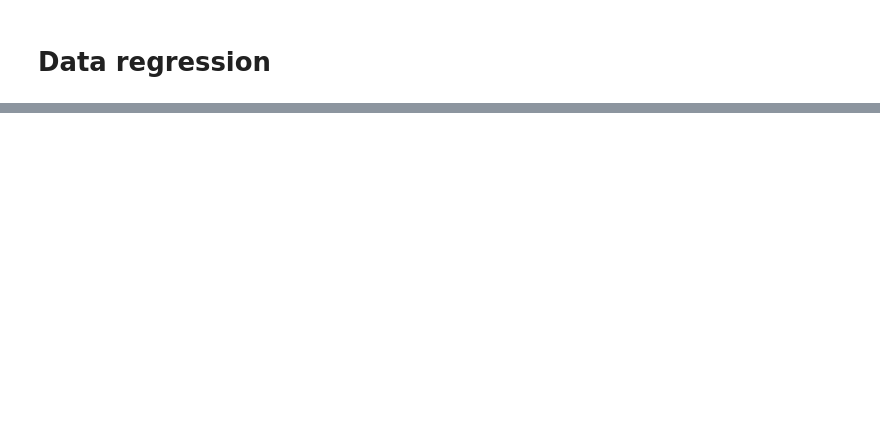
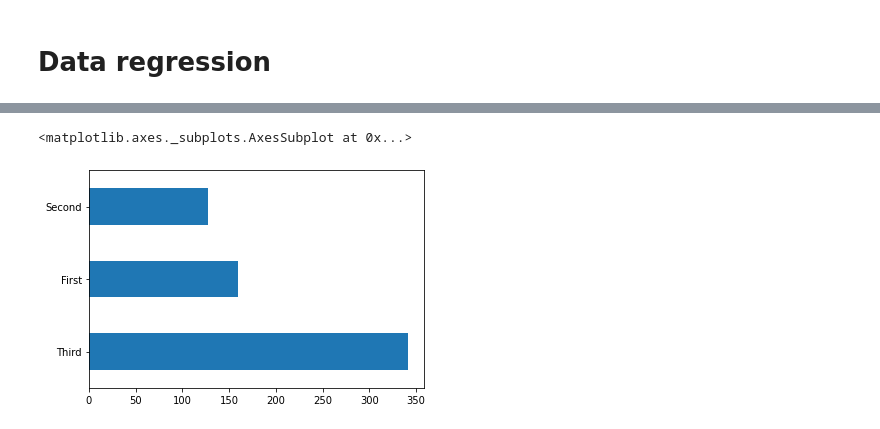
Before and after one commit to lucadonnoh/helloTensors, a Jupyter notebook: helloTensors.ipynb, the cells around one changed output, grey strips where cells are left out. Drawn from its saved outputs; the diff is of its cells as text; code cells hidden in the pictures; blank space fills up the shorter version.

```diff
--- a/helloTensors.ipynb
+++ b/helloTensors.ipynb
@@ -35,0 +104,5 @@ y_eval = dfeval.pop('survived')
+# %%
+dftrain['class'].value_counts().plot(kind='barh')
+# %% [output]
+<matplotlib.axes._subplots.AxesSubplot at 0x...>
+[figure, added]
```
Also changed, not shown: parts of 11 cells of this notebook.
